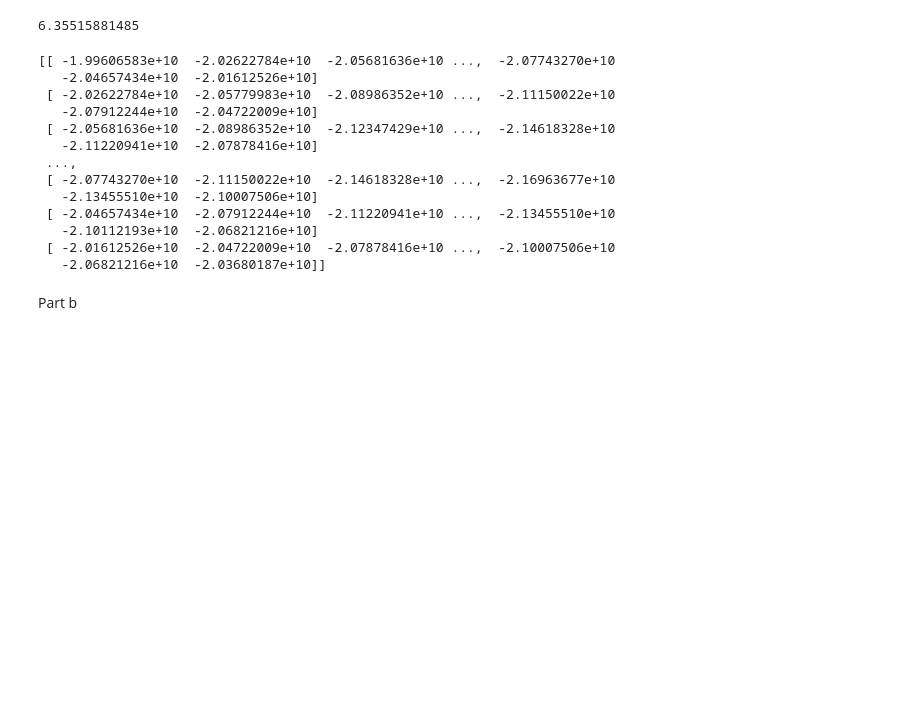
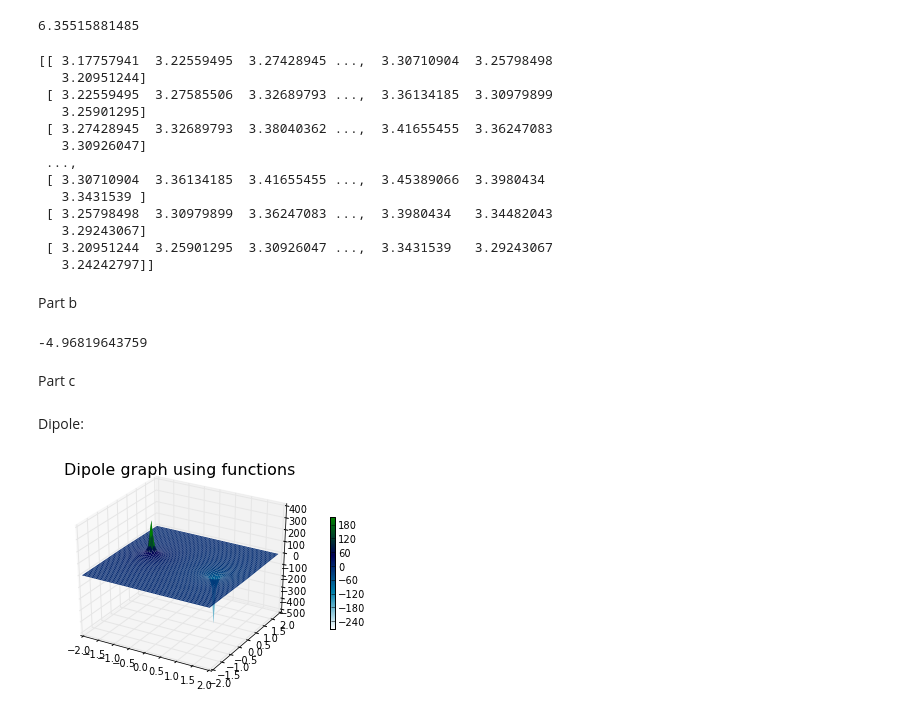
Before and after one commit to bcoit/Phys202-S13, a Jupyter notebook: Week4/3DPlottingAndFunctions.ipynb, the cells around one changed output. Drawn from its saved outputs; the diff is of its cells as text; code cells hidden in the pictures; blank space fills up the shorter version.

```diff
--- a/Week4/3DPlottingAndFunctions.ipynb
+++ b/Week4/3DPlottingAndFunctions.ipynb
@@ -136,7 +143,7 @@ Part a
 # %%
 def pointPotential(x,y,q,posx,posy):
     """This function will take an x-y coord, charge, and position of the charge and return the potential at that x-y point"""
-    k=8.987551787*10**9 #units of k: N*m^2/C^2
+    k=8.987551787e9 #units of k: N*m^2/C^2
     Vxy = (k*q/((x-posx)**2+(y-posy)**2)**(1/2.))
     return Vxy
 # %%
@@ -148,25 +155,46 @@ print V11
 6.35515881485
 # %%
 x,y = meshgrid(arange(-2.,2.,0.06),arange(-2.,2.,0.06))
-Vxy = pointPotential(x,y,1*e-9,0.,0.)
+Vxy = pointPotential(x,y,1e-9,0.,0.)
 print Vxy
 # %% [output]
-[[ -1.99606583e+10  -2.02622784e+10  -2.05681636e+10 ...,  -2.07743270e+10
-   -2.04657434e+10  -2.01612526e+10]
- [ -2.02622784e+10  -2.05779983e+10  -2.08986352e+10 ...,  -2.11150022e+10
-   -2.07912244e+10  -2.04722009e+10]
- [ -2.05681636e+10  -2.08986352e+10  -2.12347429e+10 ...,  -2.14618328e+10
-   -2.11220941e+10  -2.07878416e+10]
+[[ 3.17757941  3.22559495  3.27428945 ...,  3.30710904  3.25798498
+   3.20951244]
+ [ 3.22559495  3.27585506  3.32689793 ...,  3.36134185  3.30979899
+   3.25901295]
+ [ 3.27428945  3.32689793  3.38040362 ...,  3.41655455  3.36247083
+   3.30926047]
  ...,
- [ -2.07743270e+10  -2.11150022e+10  -2.14618328e+10 ...,  -2.16963677e+10
-   -2.13455510e+10  -2.10007506e+10]
- [ -2.04657434e+10  -2.07912244e+10  -2.11220941e+10 ...,  -2.13455510e+10
-   -2.10112193e+10  -2.06821216e+10]
- [ -2.01612526e+10  -2.04722009e+10  -2.07878416e+10 ...,  -2.10007506e+10
-   -2.06821216e+10  -2.03680187e+10]]
+ [ 3.30710904  3.36134185  3.41655455 ...,  3.45389066  3.3980434
+   3.3431539 ]
+ [ 3.25798498  3.30979899  3.36247083 ...,  3.3980434   3.34482043
+   3.29243067]
+ [ 3.20951244  3.25901295  3.30926047 ...,  3.3431539   3.29243067
+   3.24242797]]
 # %% [markdown]
 Part b
 # %%
 def dipolePotential(x,y,q,d):
     """This function will determine the potential at x,y due to a dipole, instead of a single point charge"""
-    Vxy =
+    Vxy = pointPotential(x,y,q,-d,0.) - pointPotential(x,y,q,d,0.)
+    return Vxy
+# %%
+x=1;y=1
+V11 = dipolePotential(x,y,1e-9,1)
+print V11
+# %% [output]
+-4.96819643759
+# %% [markdown]
+Part c
+# %% [markdown]
+Dipole:
+# %%
+x,y = meshgrid(arange(-2.,2.,0.06),arange(-2.,2.,0.06))
+Vxy = dipolePotential(x,y,1e-9,1)
+fig = figure()
+ax = fig.gca(projection='3d')
+p = ax.plot_surface(x, y, Vxy, rstride=1, cstride=1, linewidth=0, cmap=cm.ocean_r)
+cb = fig.colorbar(p, shrink=0.5)
+title("Dipole graph using functions",fontsize=16)
+# %% [output]
+[figure, added]
```
Also changed, not shown: parts of 5 cells of this notebook.
